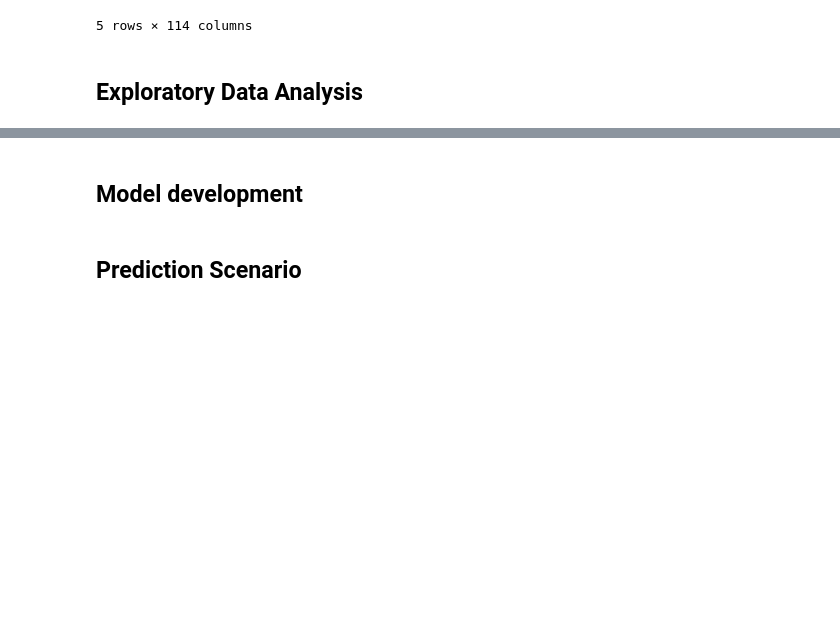
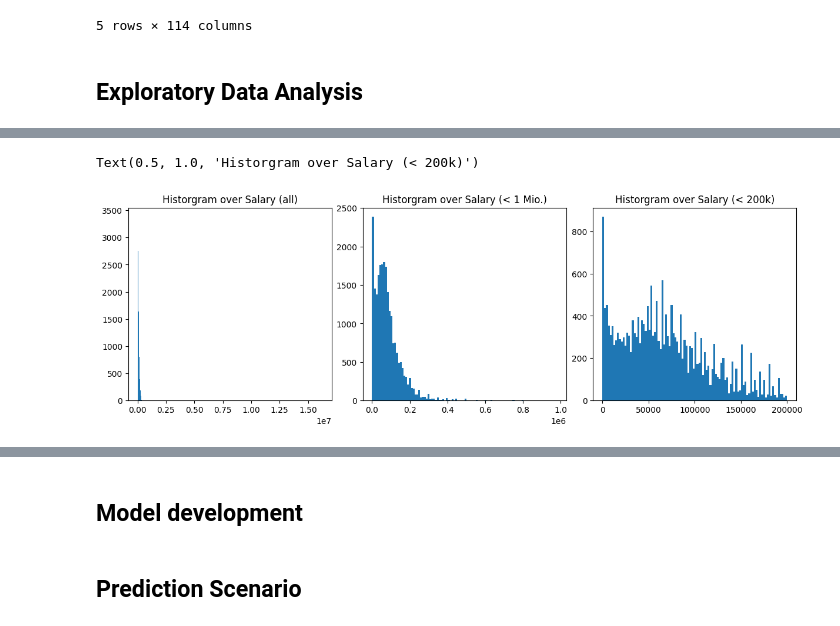
Before and after one commit to DavidB1999/Udacity-Project---Stack-Overflow-Annual-Developer-Survey, a Jupyter notebook: Analysis.ipynb, the cells around one changed output, grey strips where cells are left out. Drawn from its saved outputs; the diff is of its cells as text; code cells hidden in the pictures; blank space fills up the shorter version.

```diff
--- a/Analysis.ipynb
+++ b/Analysis.ipynb
@@ -37,0 +57,13 @@ df.head()
+# %%
+# Check distribution of salary
+
+fig, axs = plt.subplots(1, 3, layout='constrained', figsize=(12, 4))
+axs[0].hist(df.ConvertedCompYearly, bins = 1000)
+axs[0].set_title('Historgram over Salary (all)')
+axs[1].hist(df.ConvertedCompYearly[df.ConvertedCompYearly < 1000000], bins = 100)
+axs[1].set_title('Historgram over Salary (< 1 Mio.)')
+axs[2].hist(df.ConvertedCompYearly[df.ConvertedCompYearly < 200000], bins = 100)
+axs[2].set_title('Historgram over Salary (< 200k)')
+# %% [output]
+Text(0.5, 1.0, 'Historgram over Salary (< 200k)')
+[figure, added]
```
Also changed, not shown: parts of 8 cells of this notebook.
